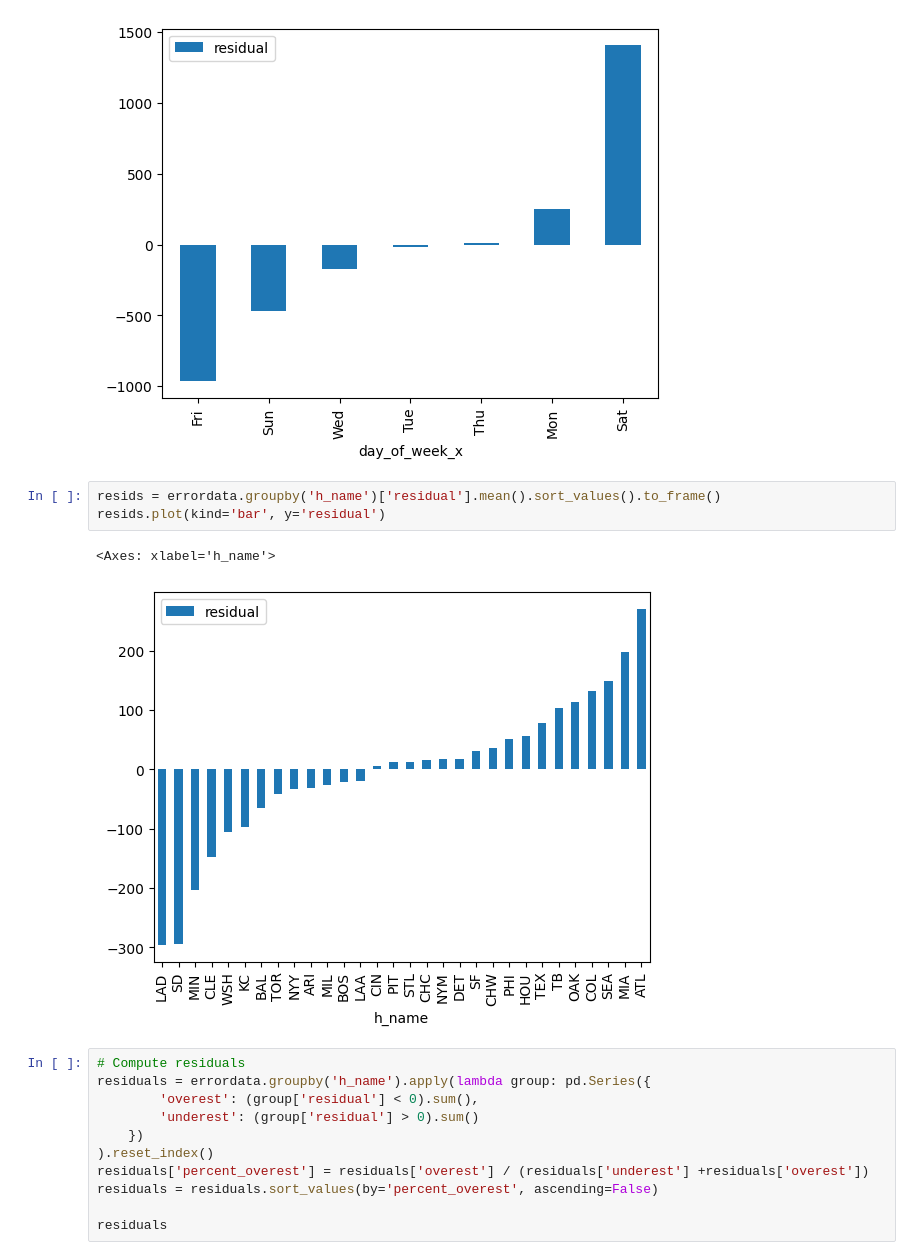
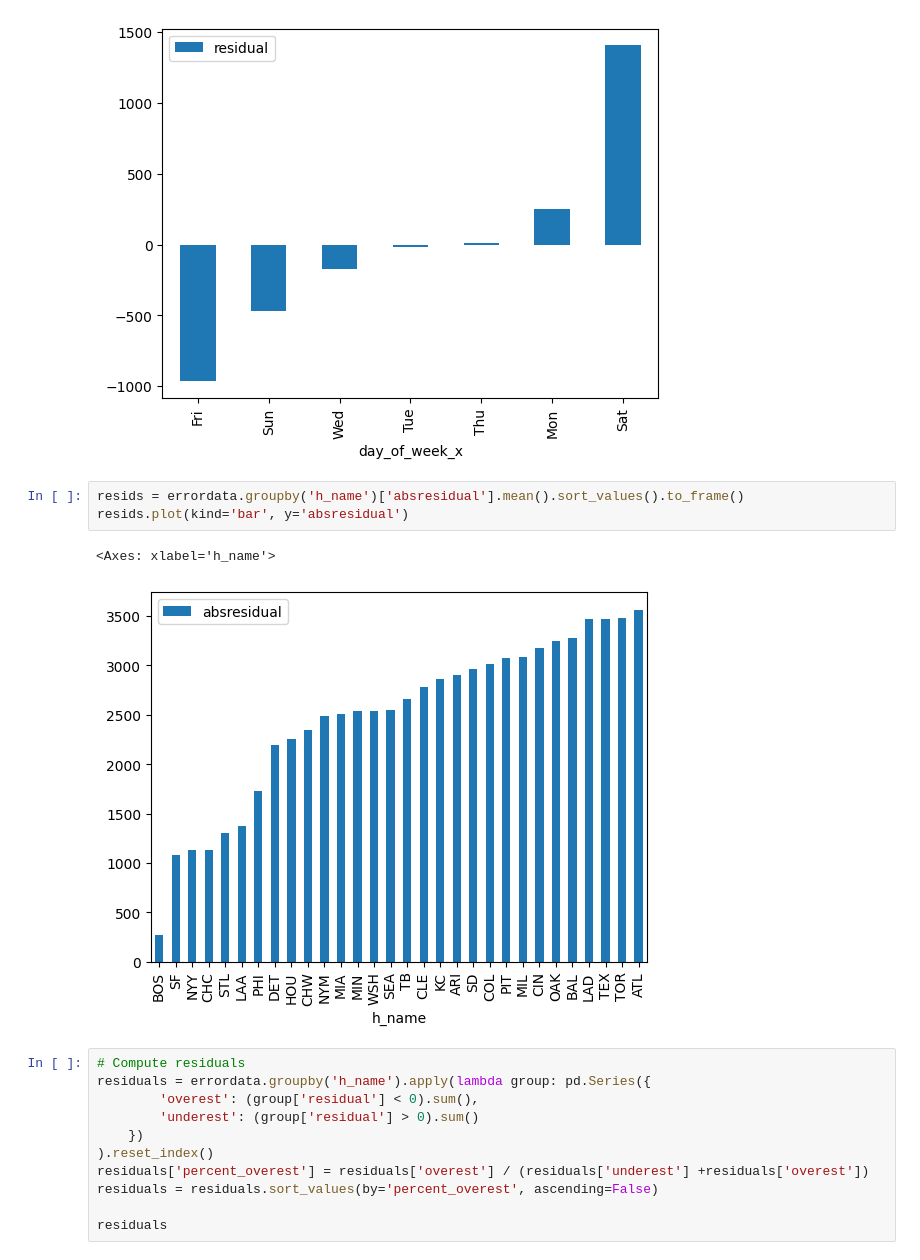
Before and after one commit to tmarchok1/DS440_project, a Jupyter notebook: error_analysis_travis.ipynb, the cells around one changed output. Cells and saved outputs as stored; diff of their text form.

```diff
--- a/error_analysis_travis.ipynb
+++ b/error_analysis_travis.ipynb
@@ -50,11 +50,11 @@ resids.plot(kind='bar', y='residual')
 <Axes: xlabel='day_of_week_x'>
 [figure]
 # %%
-resids = errordata.groupby('h_name')['residual'].mean().sort_values().to_frame()
-resids.plot(kind='bar', y='residual')
+resids = errordata.groupby('h_name')['absresidual'].mean().sort_values().to_frame()
+resids.plot(kind='bar', y='absresidual')
 # %% [output]
 <Axes: xlabel='h_name'>
-[figure, old version]
+[figure, new version]
 # %%
 # Compute residuals
 residuals = errordata.groupby('h_name').apply(lambda group: pd.Series({
```
Also changed, not shown: parts of 1 cell of this notebook.
